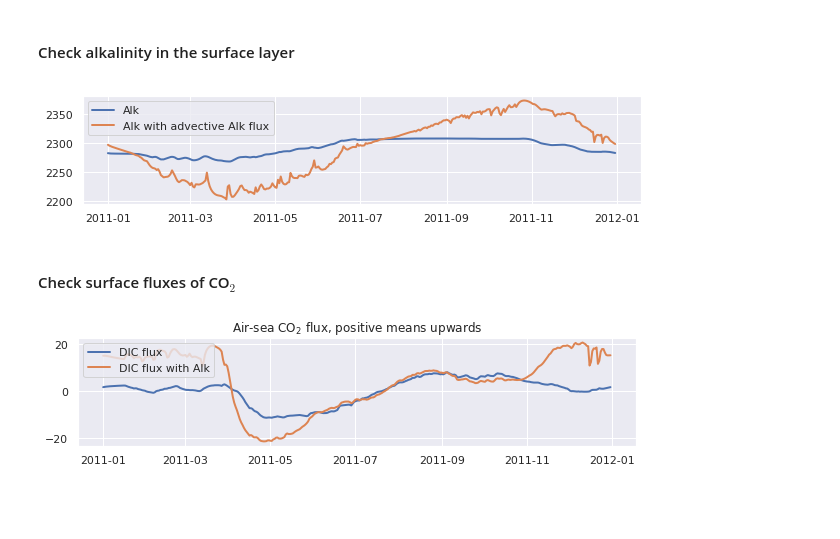
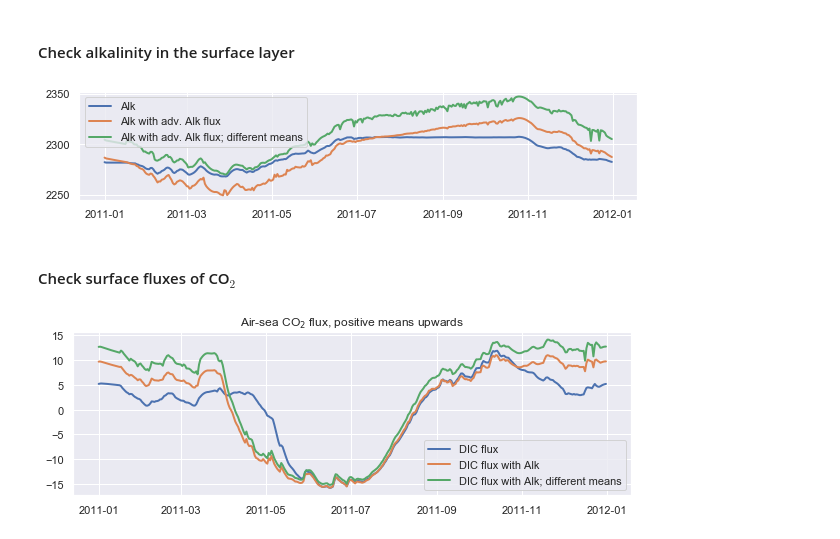
Before and after one commit to limash/Carbon_dioxide_absorption_drivers, a Jupyter notebook: 4_air-sea_flluxes_NS.ipynb, the cells around one changed output. Saved outputs shown, nothing was run; the diff lists cells and outputs as text; code cells hidden in the pictures; blank space fills up the shorter version.

```diff
--- a/4_air-sea_flluxes_NS.ipynb
+++ b/4_air-sea_flluxes_NS.ipynb
@@ -30,35 +36,37 @@ alk = alk.reset_index(); alk_with_flux = alk_with_flux.reset_index()
 # %%
 fig = plt.figure(figsize=(10, 2)); ax = fig.add_subplot(1, 1, 1);
 ax.plot(alk['time'], alk['B_C_Alk'], linewidth=2, label=r'Alk');
-ax.plot(alk_with_flux['time'], alk_with_flux['B_C_Alk'], linewidth=2, label=r'Alk with advective Alk flux');
+ax.plot(alk_with_flux['time'], alk_with_flux['B_C_Alk'], linewidth=2, label=r'Alk with adv. Alk flux');
+ax.plot(alk_with_flux2['time'], alk_with_flux2['B_C_Alk'], linewidth=2, label=r'Alk with adv. Alk flux; different means');
 ax.legend(loc='upper left');
 # %% [output]
-[figure, old version]
+[figure, new version]
 # %% [markdown]
 #### Check surface fluxes of CO$_2$
 # %%
-ds = xr.open_dataset('data/base/water.nc')
+ds = xr.open_dataset('data/base/kz1450_scale10000/water.nc')
 dicflux_df = ds['B_C_DIC   _flux'].to_dataframe()
 dicflux_surface = dicflux_df.groupby('z_faces').get_group(0)
 dicflux_no = dicflux_surface.loc['2011-01-01':'2011-12-31']
 # %%
-ds = xr.open_dataset('data/with_alk/water.nc')
+ds = xr.open_dataset('data/with_alk_dic/equal_means/water.nc')
 dicflux_df = ds['B_C_DIC   _flux'].to_dataframe()
 dicflux_surface = dicflux_df.groupby('z_faces').get_group(0)
 dicflux_alk = dicflux_surface.loc['2011-01-01':'2011-12-31']
 # %%
-#ds = xr.open_dataset('data/with_so4_dic/water.nc')
-#dicflux_df = ds['B_C_DIC   _flux'].to_dataframe()
-#dicflux_surface = dicflux_df.groupby('z_faces').get_group(0)
-#dicflux_so4_dic = dicflux_surface.loc['2011-01-01':'2011-12-31']
+ds = xr.open_dataset('data/with_alk_dic/means_from_data/water.nc')
+dicflux_df = ds['B_C_DIC   _flux'].to_dataframe()
+dicflux_surface = dicflux_df.groupby('z_faces').get_group(0)
+dicflux_alk2 = dicflux_surface.loc['2011-01-01':'2011-12-31']
 # %%
-dicflux_no = dicflux_no.reset_index(); dicflux_alk = dicflux_alk.reset_index(); #dicflux_so4_dic = dicflux_so4_dic.reset_index();
+dicflux_no = dicflux_no.reset_index(); dicflux_alk = dicflux_alk.reset_index();
+dicflux_alk2 = dicflux_alk2.reset_index();
 # %%
-fig = plt.figure(figsize=(10, 2)); ax = fig.add_subplot(1, 1, 1);
+fig = plt.figure(figsize=(10, 3)); ax = fig.add_subplot(1, 1, 1);
 ax.plot(dicflux_no['time'], dicflux_no['B_C_DIC   _flux'], linewidth=2, label=r'DIC flux');
 ax.plot(dicflux_alk['time'], dicflux_alk['B_C_DIC   _flux'], linewidth=2, label=r'DIC flux with Alk');
-#ax.plot(dicflux_so4_dic['time'], dicflux_so4_dic['B_C_DIC   _flux'], linewidth=2, label=r'DIC flux so4+dic');
+ax.plot(dicflux_alk2['time'], dicflux_alk2['B_C_DIC   _flux'], linewidth=2, label=r'DIC flux with Alk; different means');
 plt.title('Air-sea CO$_2$ flux, positive means upwards');
-ax.legend(loc='upper left');
+ax.legend(loc='best');
 # %% [output]
-[figure, old version]
+[figure, new version]
```
Also changed, not shown: parts of 4 cells of this notebook, 4 other files.
